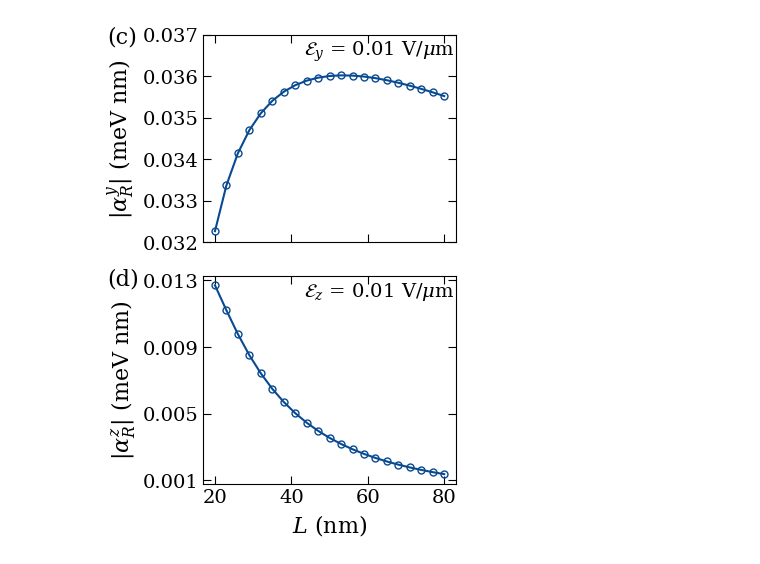
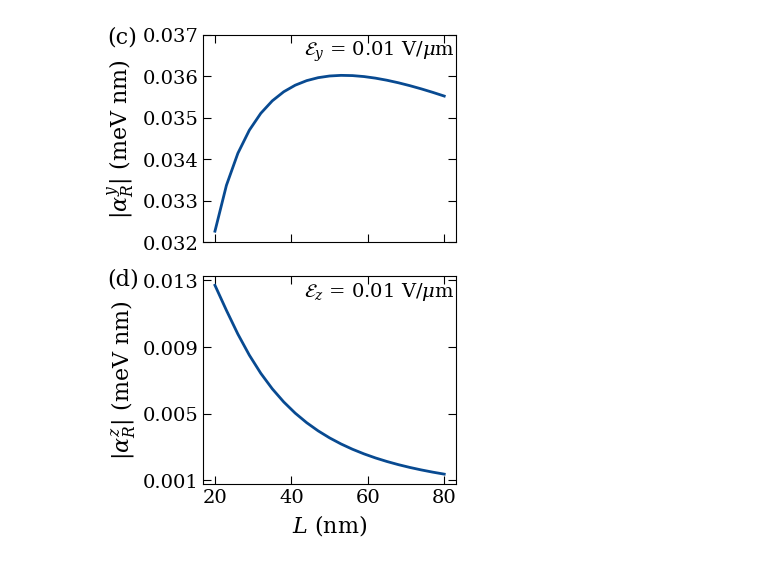
Before and after one commit to anirban8653/2H_Ge, a Jupyter notebook: weak_field/Rashba_modulation_Fig_9/plot_L_sweep.ipynb, the cells around one changed output. Cells and saved outputs as stored; diff of their text form; code cells hidden in the pictures.

```diff
--- a/weak_field/Rashba_modulation_Fig_9/plot_L_sweep.ipynb
+++ b/weak_field/Rashba_modulation_Fig_9/plot_L_sweep.ipynb
@@ -57,11 +57,12 @@ fig, (ax1, ax2) = plt.subplots(2, 1, sharex=True)
 ax1.plot(
     L_y_nm,
     alpha_y_meV_nm,
-    'o-',
+    '-',
     color=blue_colors[2],
     label=r"$\alpha_y$",
-    markersize=5,
-    markerfacecolor='None'
+    linewidth=2,
+    # markersize=5,
+    # markerfacecolor='None'
 )
 ax1.set_ylabel(r"$|\alpha_R^y|$ (meV nm)", fontsize=16)
 
@@ -69,11 +70,12 @@ ax1.set_ylabel(r"$|\alpha_R^y|$ (meV nm)", fontsize=16)
 ax2.plot(
     L_z_nm,
     alpha_z_meV_nm,
-    'o-',
+    '-',
     color=blue_colors[2],
     label=r"$\alpha_z$",
-    markersize=5,
-    markerfacecolor='None'
+    linewidth=2,
+    # markersize=5,
+    # markerfacecolor='None'
 )
 ax2.set_ylabel(r"$|\alpha_R^z|$ (meV nm)", fontsize=16)
 
@@ -91,31 +93,31 @@ ax2.set_yticks([0.001, 0.005, 0.009, 0.013])
 # --- Text annotations ---
 ax1.text(0.4, 0.90,
          r"$\mathcal{E}_y$ = " + f"{Ef_y*10000:.2f}" + r" V/$\mu$m",
          transform=ax1.transAxes, fontsize=14)
 # ax1.text(0.4, 0.80,
 #          r"$k_x$ = " + f"{kx_y}" + r" $\AA^{-1}$",
 #          transform=ax1.transAxes, fontsize=14)
 
 ax2.text(0.4, 0.90,
          r"$\mathcal{E}_z$ = " + f"{Ef_z*10000:.2f}" + r" V/$\mu$m",
          transform=ax2.transAxes, fontsize=14)
 # ax2.text(0.4, 0.80,
 #          r"$k_x$ = " + f"{kx_z}" + r" $\AA^{-1}$",
 #          transform=ax2.transAxes, fontsize=14)
 
 # --- Panel labels (a), (b) ---
 ax1.text(-0.38, 1.04, "(c)", transform=ax1.transAxes,
          fontsize=16, va='top')
 ax2.text(-0.38, 1.04, "(d)", transform=ax2.transAxes,
          fontsize=16, va='top')
 
 # --- Layout ---
 plt.tight_layout()
 plt.subplots_adjust(wspace=0.4)
 
 # Save
 plt.savefig(f"alpha_vs_L_YZ_Ny{N_y}_Nz{N_z}.png", dpi=300)
 plt.savefig(f"alpha_vs_L_YZ_Ny{N_y}_Nz{N_z}.pdf", dpi=300)
 plt.show()
 # %% [output]
-[figure, old version]
+[figure, new version]
```
Also changed, not shown: 12 other files.
